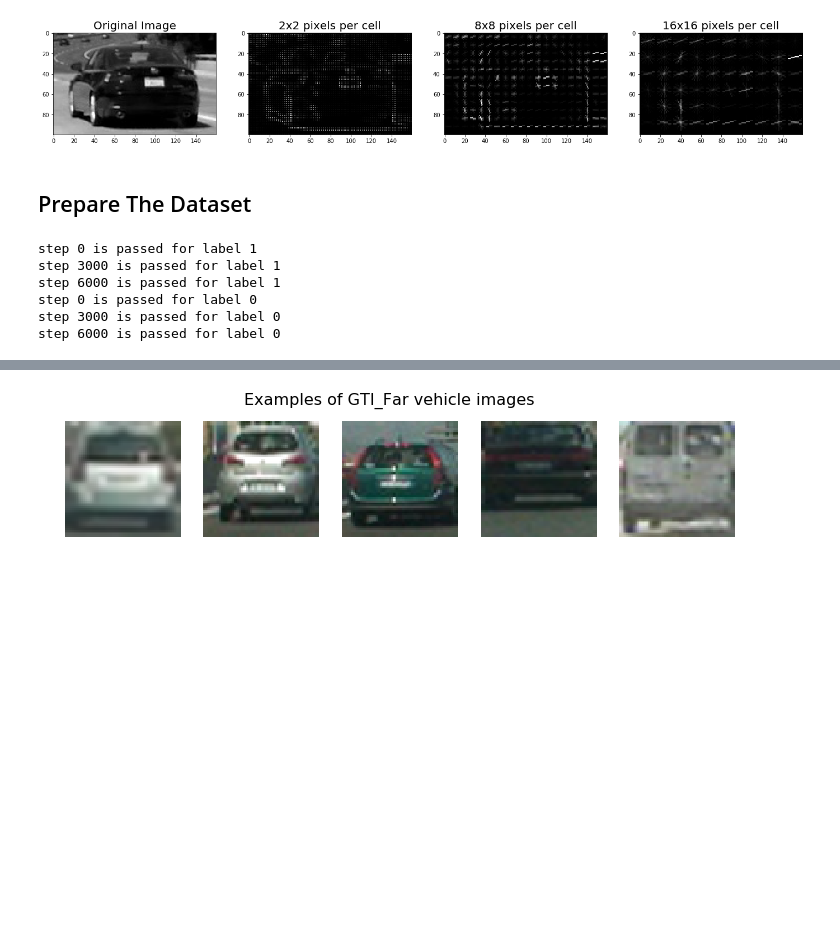
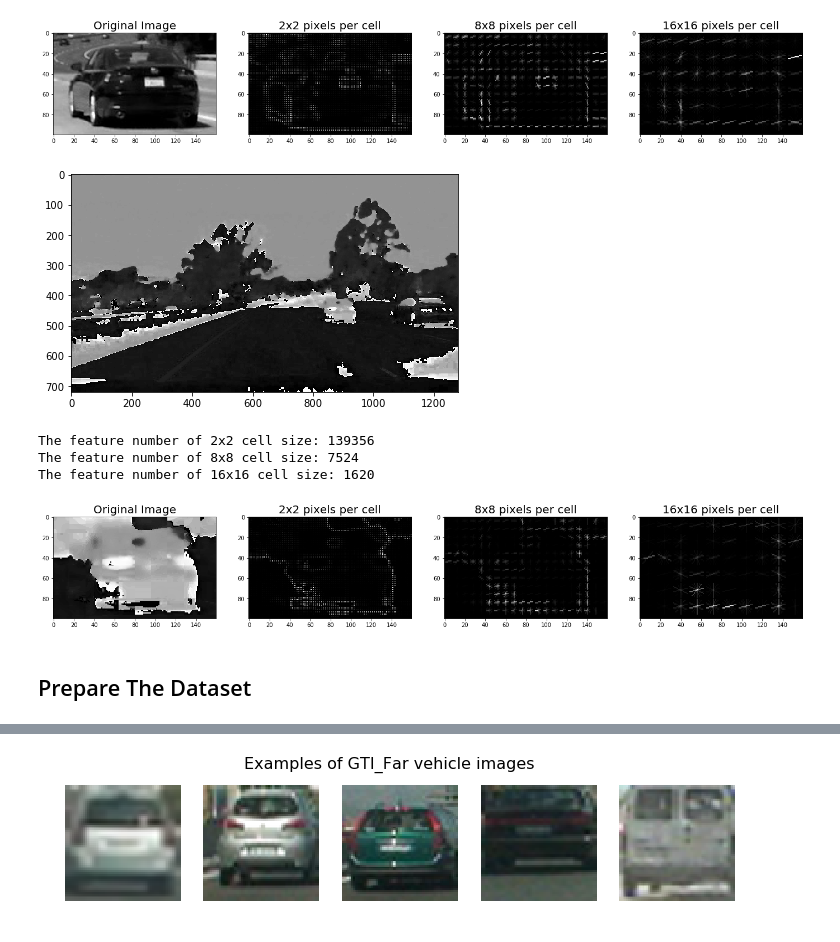
Before and after one commit to musa-atlihan/CarND-Vehicle-Detection, a Jupyter notebook: project-code.ipynb, the cells around one changed output, grey strips where cells are left out. Cells and saved outputs as stored; diff of their text form; code cells hidden in the pictures; blank space fills up the shorter version.

```diff
--- a/project-code.ipynb
+++ b/project-code.ipynb
@@ -30,6 +32,7 @@ def get_hog(img, pix_per_cell=(8,8),
         cells_per_block(tuple): 2-tuple, specifies the local area over which
             the histogram counts in a given cell will be normalized.
         orient(int): Represents the number of orientation bins.
+        output_img(bool): If `False` hog image will not be returned.
     """
 
     if output_img:
@@ -96,6 +99,49 @@ The feature number of 2x2 cell size: 139356
 The feature number of 8x8 cell size: 7524
 The feature number of 16x16 cell size: 1620
 [figure]
+# %%
+# test on h channel
+test1_hsv = cv2.cvtColor(test1, cv2.COLOR_RGB2HSV)
+test1_h = test1_hsv[:,:,0]
+
+plt.figure(figsize=(12,4))
+plt.imshow(test1_h, cmap='gray')
+plt.show()
+plt.close()
+
+car = test1_h[400:500,800:960]
+
+pix_per_cell_list = [
+    (2, 2),
+    (8, 8),
+    (16, 16)
+]
+
+plt.figure(figsize=(24,8))
+plt.subplot(1,4,1)
+plt.imshow(car, cmap='gray')
+plt.title('Original Image', fontsize=20)
+i = 2
+for pix_per_cell in pix_per_cell_list:
+    features, hog_img = get_hog(car, pix_per_cell=pix_per_cell, output_img=True)
+    print('The feature number of ' + str(pix_per_cell[0])
+        + 'x' + str(pix_per_cell[1]) + ' cell size: '
+        + str(features.shape[0]))
+    plt.subplot(1,4,i)
+    plt.imshow(hog_img, cmap='gray')
+    plt.title(
+        str(pix_per_cell[0]) + 'x'
+        + str(pix_per_cell[1]) + ' pixels per cell',
+        fontsize=20)
+    i += 1
+plt.show()
+plt.close()
+# %% [output]
+[figure, added]
+The feature number of 2x2 cell size: 139356
+The feature number of 8x8 cell size: 7524
+The feature number of 16x16 cell size: 1620
+[figure, added]
 # %% [markdown]
 ## Prepare The Dataset
 # %%
@@ -148,7 +290,7 @@ vehicles_kitti = glob.glob('./vehicle-detection-data/vehicles/KITTI_extracted/*.
 non_vehicles_gti = glob.glob('./vehicle-detection-data/non-vehicles/GTI/*.png')
 non_vehicles_extras = glob.glob('./vehicle-detection-data/non-vehicles/Extras/*.png')
 # %%
-# get the dataset
+# prepare groups
 vehicle_paths = (
         vehicles_gti_far
         + vehicles_gti_left
@@ -163,15 +305,5 @@ non_vehicle_paths = (
     )
 
 img_groups = [vehicle_paths, non_vehicle_paths]
+img_groups_tiny = [vehicle_paths[0:2000], non_vehicle_paths[0:2000]]
 label_groups = [1, 0] # 1 for vehicles and 0 for non-vehicles
-
-dataset = get_dataset(img_groups, label_groups)
-X = dataset[0]
-y = dataset[1]
-# %% [output]
-step 0 is passed for label 1
-step 3000 is passed for label 1
-step 6000 is passed for label 1
-step 0 is passed for label 0
-step 3000 is passed for label 0
-step 6000 is passed for label 0
```
Also changed, not shown: parts of 6 cells of this notebook, 2 other files.
